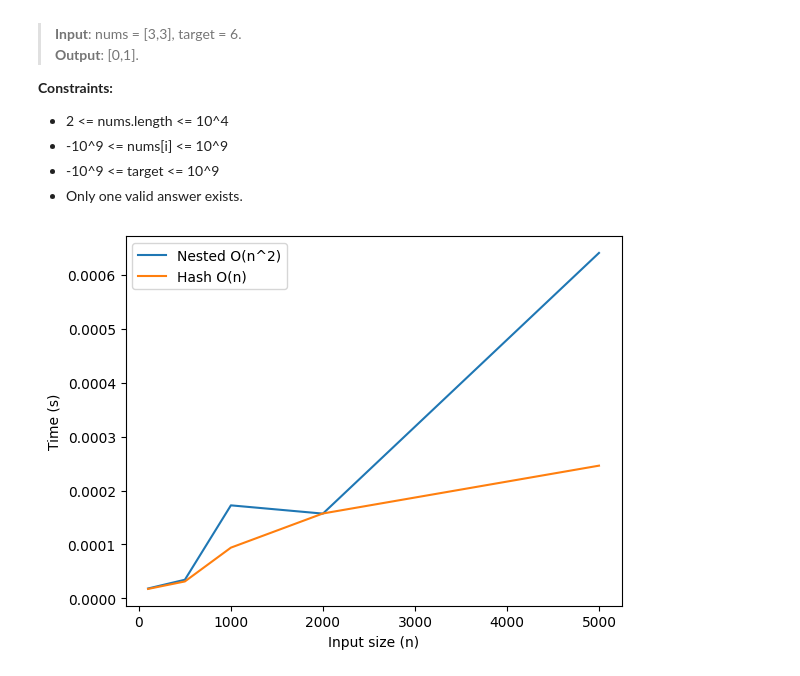
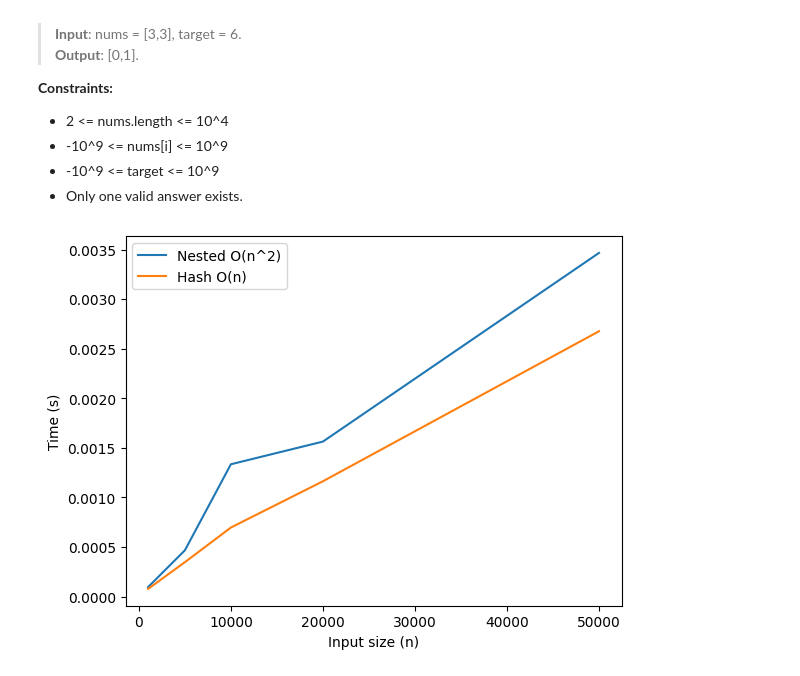
Before and after one commit to PilarczykM/LeetCode-Questions, a Jupyter notebook: src/two_sum/two_sum.ipynb, the cells around one changed output. Cells and saved outputs as stored; diff of their text form; code cells hidden in the pictures.

```diff
--- a/src/two_sum/two_sum.ipynb
+++ b/src/two_sum/two_sum.ipynb
@@ -35,23 +35,23 @@ from two_sum import TwoSum
 # %%
 import timeit
 
 import matplotlib.pyplot as plt
 
-sizes = [100, 500, 1000, 2000, 5000]
+sizes = [1000, 5000, 10000, 20000, 50000]
 nested_times = []
 hash_times = []
 
 for n in sizes:
     nums = list(range(n))
     target = nums[0] + nums[-1]
     nested_times.append(timeit.timeit(lambda: TwoSum().twoSum(nums, target), number=1))
     hash_times.append(timeit.timeit(lambda: TwoSum().twoSum_3(nums, target), number=1))
 
 plt.plot(sizes, nested_times, label="Nested O(n^2)")
 plt.plot(sizes, hash_times, label="Hash O(n)")
 plt.xlabel("Input size (n)")
 plt.ylabel("Time (s)")
 plt.legend()
 plt.show()
 # %% [output]
-[figure, old version]
+[figure, new version]
```
Also changed, not shown: parts of 2 cells of this notebook, 1 other file.
